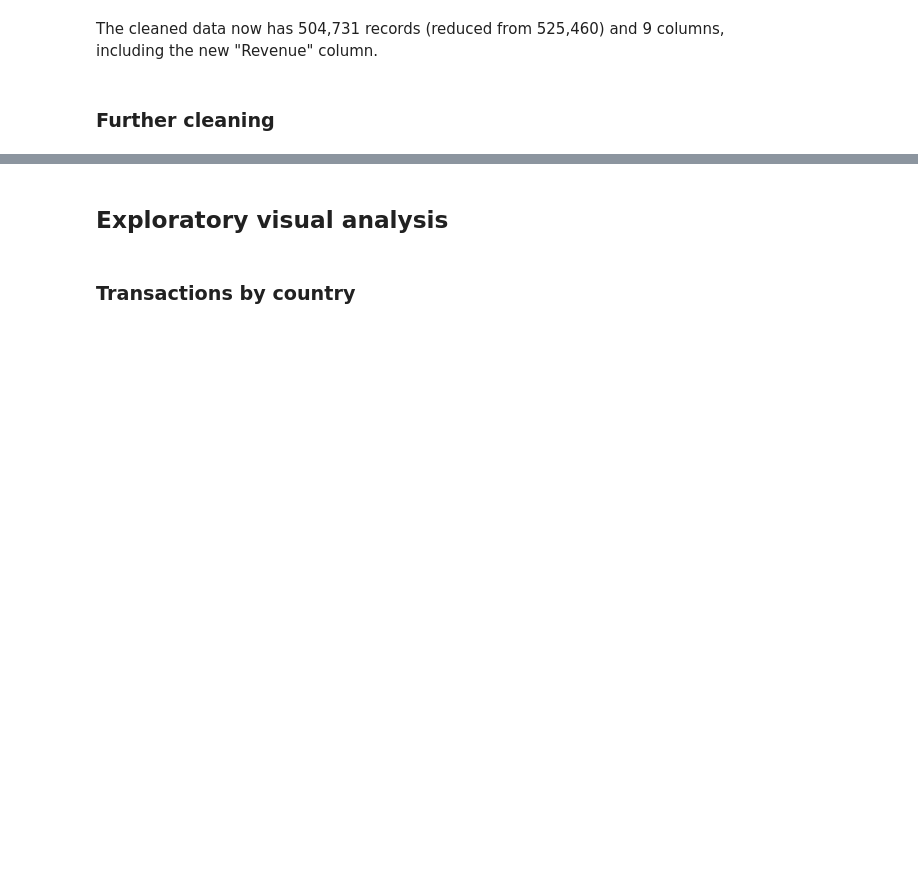
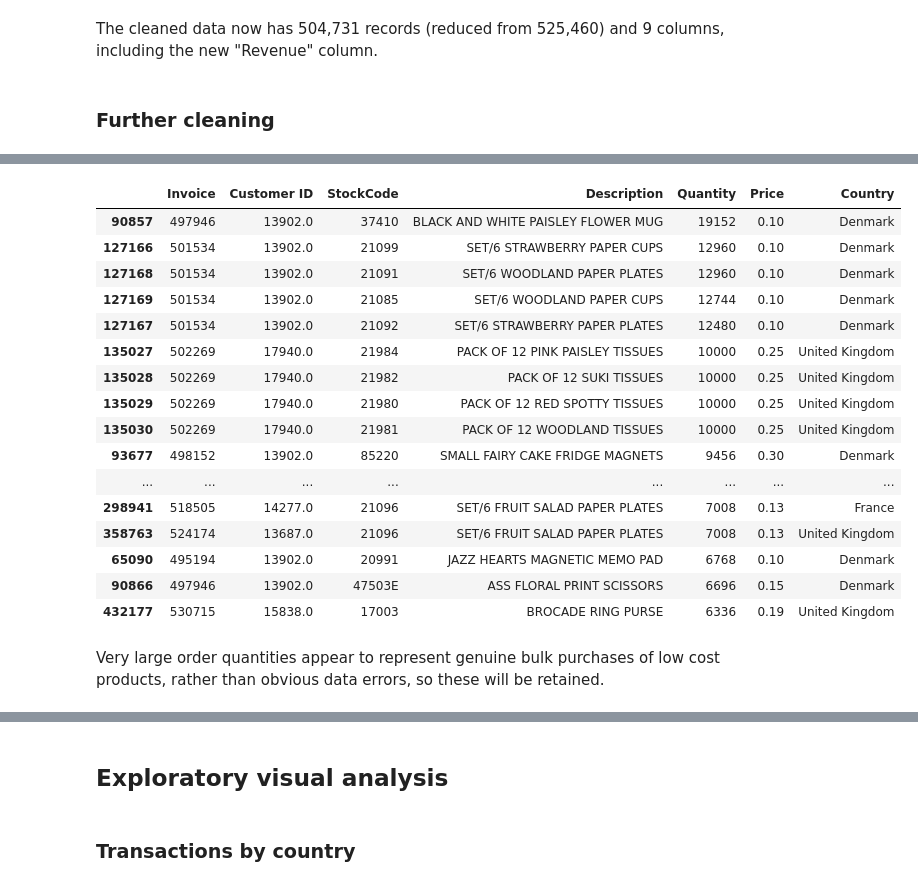
Before and after one commit to sch-data/retail-data-platform, a Jupyter notebook: notebooks/01_data_exploration.ipynb, the cells around one changed output, grey strips where cells are left out. Cells and saved outputs as stored; diff of their text form; code cells hidden in the pictures; blank space fills up the shorter version.

Commit message:
Further data cleaning

```diff
--- a/notebooks/01_data_exploration.ipynb
+++ b/notebooks/01_data_exploration.ipynb
@@ -187,2 +187,0 @@ About 24% were missing in the original dataset. Check how many is remaining afte
-# %%
-df_clean = df_clean.dropna(subset=["Description"])
@@ -189,6 +190,3 @@ df_clean = df_clean.dropna(subset=["Description"])
 # %%
-#  check invoicedate datatype
-
-
-Convert datatypes
-df_clean["InvoiceDate"] = pd.to_datetime(df_clean["InvoiceDate"])
+#  check data types
+df_clean.dtypes
@@ -194,0 +220,22 @@ df_clean["InvoiceDate"] = pd.to_datetime(df_clean["InvoiceDate"])
+# %%
+df_clean.nlargest(20,"Quantity")[["Invoice", "Customer ID", "StockCode", "Description", "Quantity", "Price", "Country"]]
+# %% [output]
+|  | Invoice | Customer ID | StockCode | Description | Quantity | Price | Country |
+| 90857 | 497946 | 13902.0 | 37410 | BLACK AND WHITE PAISLEY FLOWER MUG | 19152 | 0.10 | Denmark |
+| 127166 | 501534 | 13902.0 | 21099 | SET/6 STRAWBERRY PAPER CUPS | 12960 | 0.10 | Denmark |
+| 127168 | 501534 | 13902.0 | 21091 | SET/6 WOODLAND PAPER PLATES | 12960 | 0.10 | Denmark |
+| 127169 | 501534 | 13902.0 | 21085 | SET/6 WOODLAND PAPER CUPS | 12744 | 0.10 | Denmark |
+| 127167 | 501534 | 13902.0 | 21092 | SET/6 STRAWBERRY PAPER PLATES | 12480 | 0.10 | Denmark |
+| 135027 | 502269 | 17940.0 | 21984 | PACK OF 12 PINK PAISLEY TISSUES | 10000 | 0.25 | United Kingdom |
+| 135028 | 502269 | 17940.0 | 21982 | PACK OF 12 SUKI TISSUES | 10000 | 0.25 | United Kingdom |
+| 135029 | 502269 | 17940.0 | 21980 | PACK OF 12 RED SPOTTY TISSUES | 10000 | 0.25 | United Kingdom |
+| 135030 | 502269 | 17940.0 | 21981 | PACK OF 12 WOODLAND TISSUES | 10000 | 0.25 | United Kingdom |
+| 93677 | 498152 | 13902.0 | 85220 | SMALL FAIRY CAKE FRIDGE MAGNETS | 9456 | 0.30 | Denmark |
+| ... | ... | ... | ... | ... | ... | ... | ... |
+| 298941 | 518505 | 14277.0 | 21096 | SET/6 FRUIT SALAD PAPER PLATES | 7008 | 0.13 | France |
+| 358763 | 524174 | 13687.0 | 21096 | SET/6 FRUIT SALAD PAPER PLATES | 7008 | 0.13 | United Kingdom |
+| 65090 | 495194 | 13902.0 | 20991 | JAZZ HEARTS MAGNETIC MEMO PAD | 6768 | 0.10 | Denmark |
+| 90866 | 497946 | 13902.0 | 47503E | ASS FLORAL PRINT SCISSORS | 6696 | 0.15 | Denmark |
+| 432177 | 530715 | 15838.0 | 17003 | BROCADE RING PURSE | 6336 | 0.19 | United Kingdom |
+# %% [markdown]
+Very large order quantities appear to represent genuine bulk purchases of low cost products, rather than obvious data errors, so these will be retained.
```
Also changed, not shown: parts of 14 cells of this notebook.
